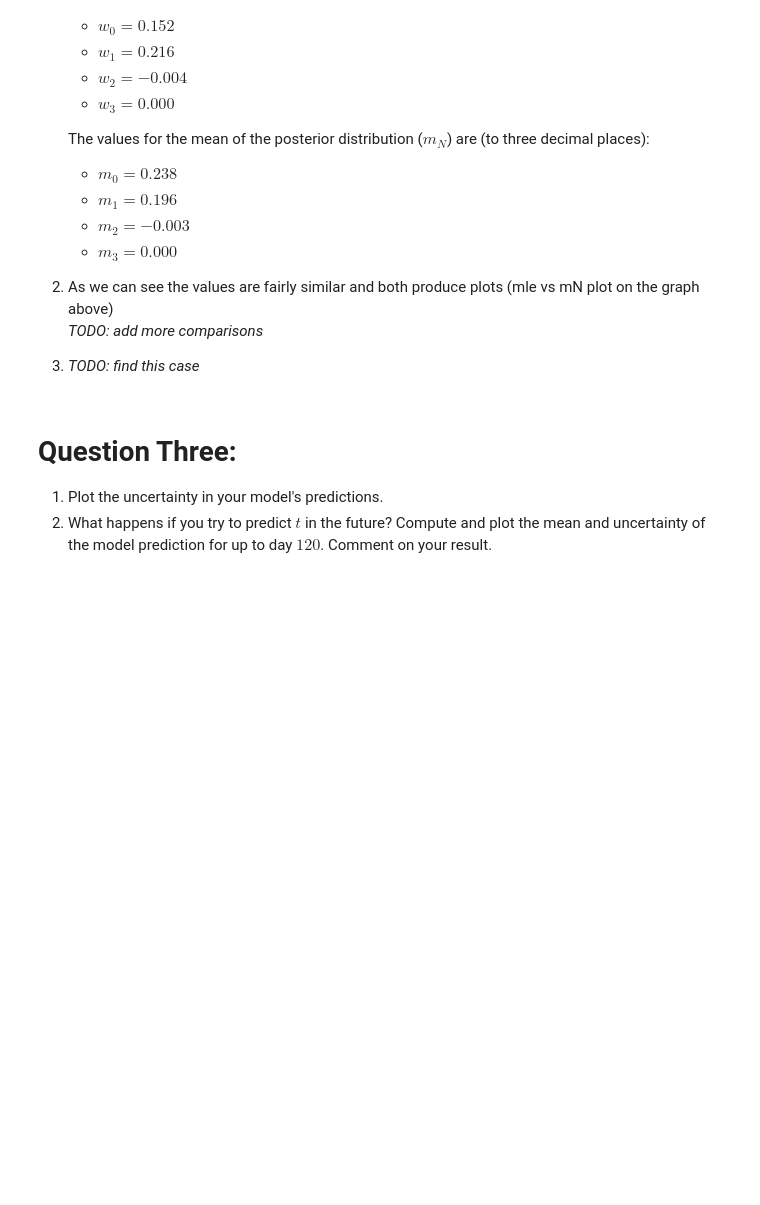
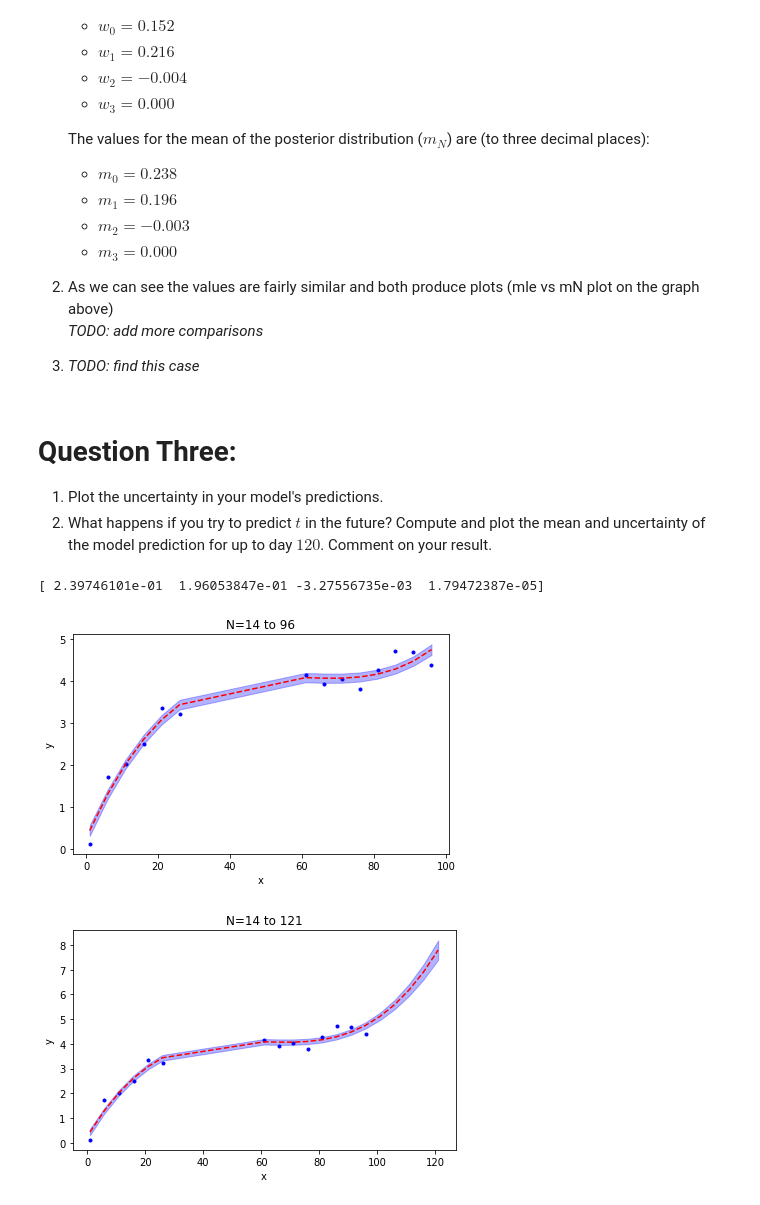
Before and after one commit to palvindersander/machine-learning-uni, a Jupyter notebook: regression 1/assignment1.ipynb, the cells around one changed output. Saved outputs shown, nothing was run; the diff lists cells and outputs as text; code cells hidden in the pictures; blank space fills up the shorter version.

```diff
--- a/regression 1/assignment1.ipynb
+++ b/regression 1/assignment1.ipynb
@@ -228,7 +233,6 @@ beta = (1/sigma)**2
 # Compute prior values matrix
 m0 = np.zeros(wtrue.size)
 S0 = (1/alpha)*np.eye(wtrue.size)
-
 
 # Matrix of x^n values for 0 <= n <= 3
 Phi = np.concatenate((np.ones((Npts,1)),x,pow(x,2),pow(x,3)),axis=1)
@@ -245,13 +249,14 @@ invSN = invS0 + beta*np.matmul(Phisample.T,Phisample)
 SN = np.linalg.inv(invSN)
 mN = np.squeeze(beta*np.matmul(SN,np.matmul(Phisample.T,tsample)))
 
-# Computer posterior distribution
+# Compute posterior distribution
 posterior = np.random.multivariate_normal(mean=mN,cov=SN)
 
 # Plot points, posterior plot, mle plot (not interpolated)
 mle = np.matmul(Phi,wtrue)
 means = np.matmul(Phi,mN)
 post = np.matmul(Phi,posterior)
+sigmasq = (1/beta) + np.diag(np.matmul(Phi,np.matmul(SN,Phi.T)))
 plt.figure()
 plt.plot(x,t,'b.', label='points')
 plt.plot(x,post,'g--', label='posterior')
@@ -324,3 +329,57 @@ Mean M3: 1.7947238698728734e-05
     Plot the uncertainty in your model's predictions.
 2.
     What happens if you try to predict $t$  in the future? Compute and plot the mean and uncertainty of the model prediction for up to day $120$. Comment on your result.
+# %%
+N = 14
+# Allow up to polynomials of degree 5
+nw = 4
+# Create the model
+Phi = np.array([pow(x.flatten(),j) for j in range(0,nw)]).transpose()
+# Select up to 20 random points from the model
+sample_indices = np.random.choice(np.linspace(0,N-1,N).astype(int),size=N,replace=False)
+
+# Set up the initial state
+alpha = 2.0
+sigma = 0.1
+beta = (1/sigma)**2
+m0 = np.zeros(nw)
+S0 = (1/alpha)*np.eye(nw)
+
+for i,npts in enumerate([14]):
+    xsample = np.atleast_2d(x.flatten()[sample_indices[0:npts]])
+    tsample = np.atleast_2d(t.flatten()[sample_indices[0:npts]]).T
+    Phisample = np.atleast_2d(Phi[sample_indices[0:npts]])
+    invS0 = alpha*np.eye(nw)
+    invSN = invS0 + beta*np.matmul(Phisample.T,Phisample)
+    SN = np.linalg.inv(invSN)
+    mN = np.squeeze(beta*np.matmul(SN,np.matmul(Phisample.T,tsample)))
+    print(mN)
+    sigmasq = (1/beta) + np.diag(np.matmul(Phi,np.matmul(SN,Phi.T)))
+    plt.figure()
+    plt.plot(np.squeeze(xsample),np.squeeze(tsample),'b.')
+    y = np.matmul(Phi,mN)
+    plt.plot(x.flatten(),y,'r--')
+    plt.fill_between(x.flatten(),y-np.sqrt(sigmasq), y+np.sqrt(sigmasq),color='blue',alpha=0.3)
+    plt.xlabel('x')
+    plt.ylabel('y')
+    plt.title(f'N={npts} to 96')
+    plt.tight_layout()
+
+    plt.figure()
+
+    all_days = np.array(sorted([i for i in x.flatten()] + [101.0, 106.0, 111.0, 116.0, 121.0]))
+    all_days_hiPhi = np.array([pow(all_days,j) for j in range(0,3+1)]).transpose()
+    sigmasq = (1/beta) + np.diag(np.matmul(all_days_hiPhi,np.matmul(SN,all_days_hiPhi.T)))
+
+    plt.plot(np.squeeze(xsample),np.squeeze(tsample),'b.')
+    y = np.matmul(all_days_hiPhi,mN)
+    plt.plot(all_days,y,'r--')
+    plt.fill_between(all_days,y-np.sqrt(sigmasq), y+np.sqrt(sigmasq),color='blue',alpha=0.3)
+    plt.xlabel('x')
+    plt.ylabel('y')
+    plt.title(f'N={npts} to 121')
+    plt.tight_layout()
+# %% [output]
+[ 2.39746101e-01  1.96053847e-01 -3.27556735e-03  1.79472387e-05]
+[figure, added]
+[figure, added]
```
Also changed, not shown: parts of 2 cells of this notebook, 6 other files.
